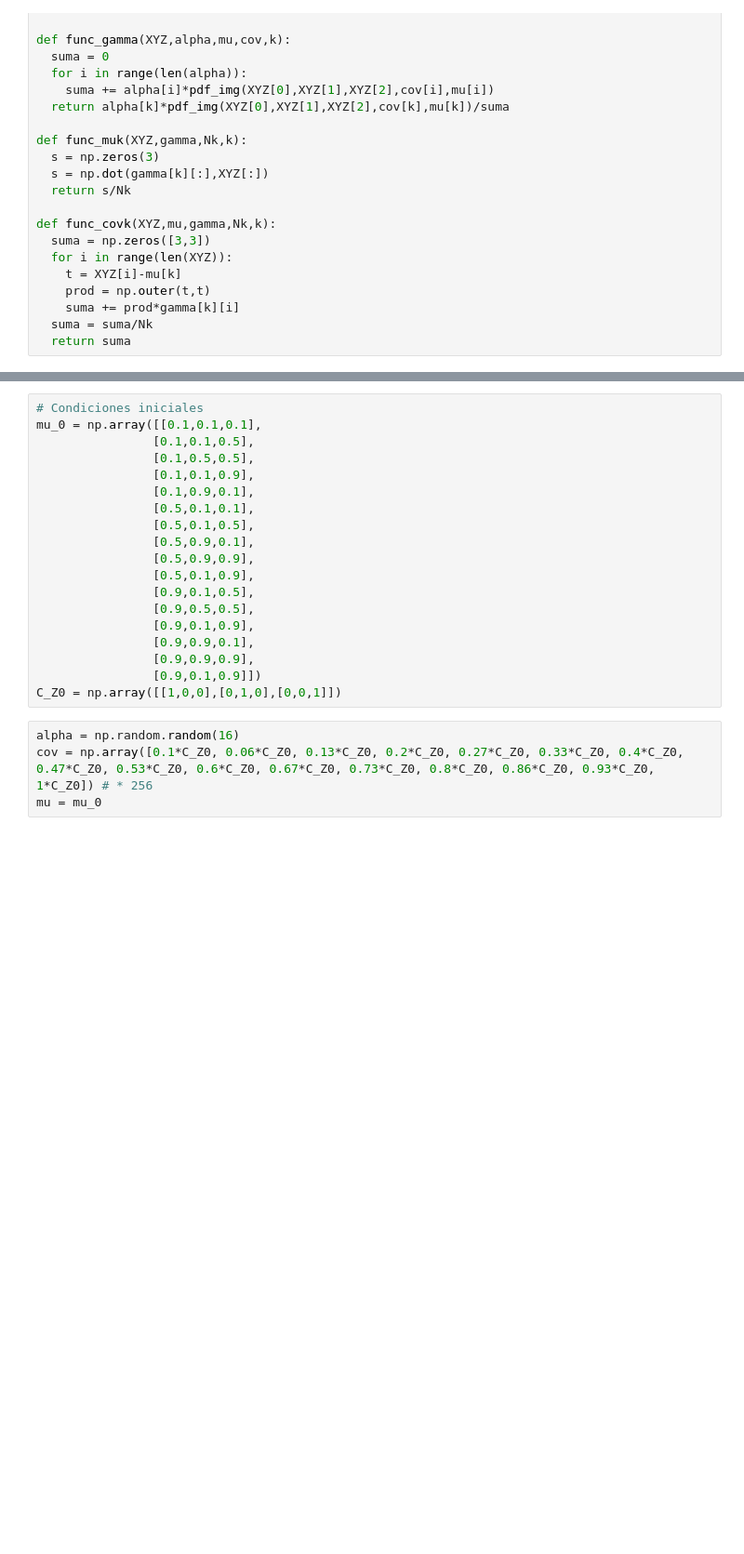
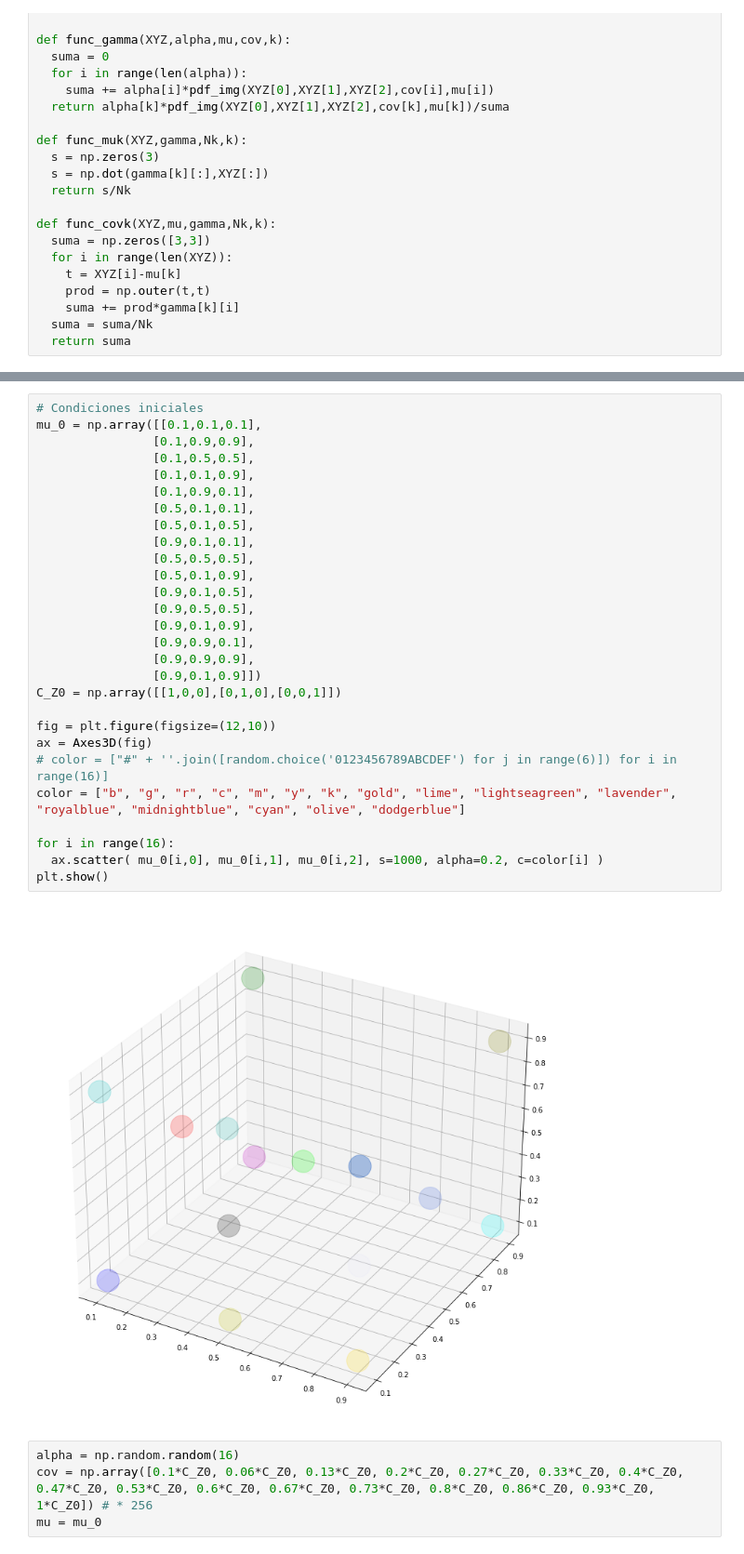
Before and after one commit to alejandroariaszuluaga/analisis_senales, a Jupyter notebook: Tarea 9/tarea9_AISS.ipynb, the cells around one changed output, grey strips where cells are left out. Shown at 93% size. Drawn from its saved outputs; the diff is of its cells as text; blank space fills up the shorter version.

```diff
--- a/Tarea 9/tarea9_AISS.ipynb
+++ b/Tarea 9/tarea9_AISS.ipynb
@@ -238,22 +246,33 @@ def algoritmo_EM(XYZ,alpha_0,cov_0,mu_0):
 # %%
 # Condiciones iniciales
 mu_0 = np.array([[0.1,0.1,0.1],
-                [0.1,0.1,0.5],
+                [0.1,0.9,0.9],
                 [0.1,0.5,0.5],
                 [0.1,0.1,0.9],
                 [0.1,0.9,0.1],
                 [0.5,0.1,0.1],
                 [0.5,0.1,0.5],
-                [0.5,0.9,0.1],
-                [0.5,0.9,0.9],
+                [0.9,0.1,0.1],
+                [0.5,0.5,0.5],
                 [0.5,0.1,0.9],
                 [0.9,0.1,0.5],
                 [0.9,0.5,0.5],
                 [0.9,0.1,0.9],
                 [0.9,0.9,0.1],
                 [0.9,0.9,0.9],
                 [0.9,0.1,0.9]])
 C_Z0 = np.array([[1,0,0],[0,1,0],[0,0,1]])
+
+fig = plt.figure(figsize=(12,10))
+ax = Axes3D(fig)
+# color = ["#" + ''.join([random.choice('0123456789ABCDEF') for j in range(6)]) for i in range(16)]
+color = ["b", "g", "r", "c", "m", "y", "k", "gold", "lime", "lightseagreen", "lavender", "royalblue", "midnightblue", "cyan", "olive", "dodgerblue"]
+
+for i in range(16):
+  ax.scatter( mu_0[i,0], mu_0[i,1], mu_0[i,2], s=1000, alpha=0.2, c=color[i] )
+plt.show()
+# %% [output]
+[figure, added]
 # %%
 alpha = np.random.random(16)
 cov = np.array([0.1*C_Z0, 0.06*C_Z0, 0.13*C_Z0, 0.2*C_Z0, 0.27*C_Z0, 0.33*C_Z0, 0.4*C_Z0, 0.47*C_Z0, 0.53*C_Z0, 0.6*C_Z0, 0.67*C_Z0, 0.73*C_Z0, 0.8*C_Z0, 0.86*C_Z0, 0.93*C_Z0, 1*C_Z0]) # * 256
```
Also changed, not shown: parts of 10 cells of this notebook.
